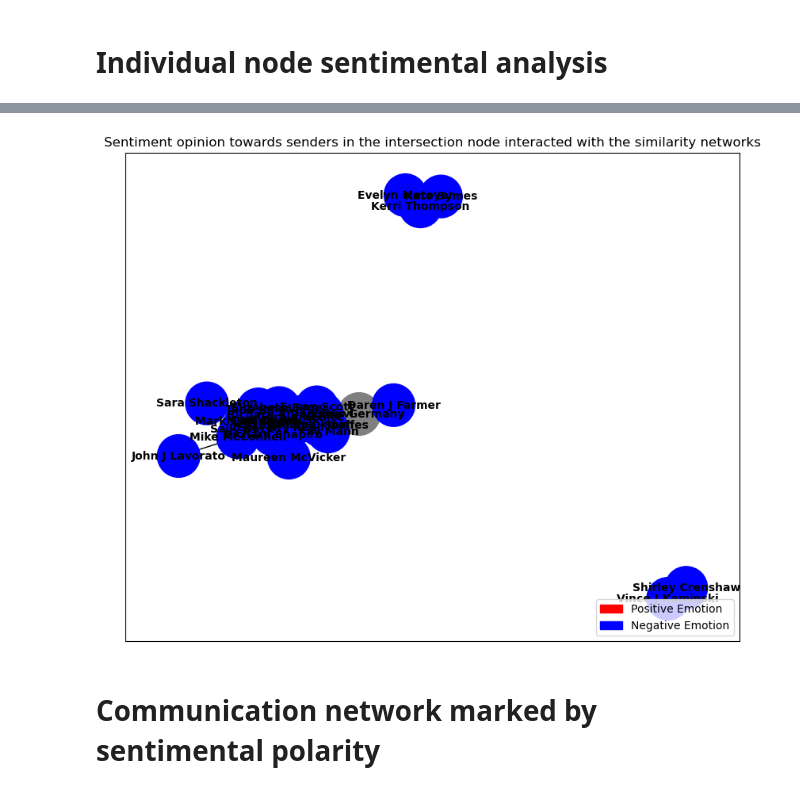
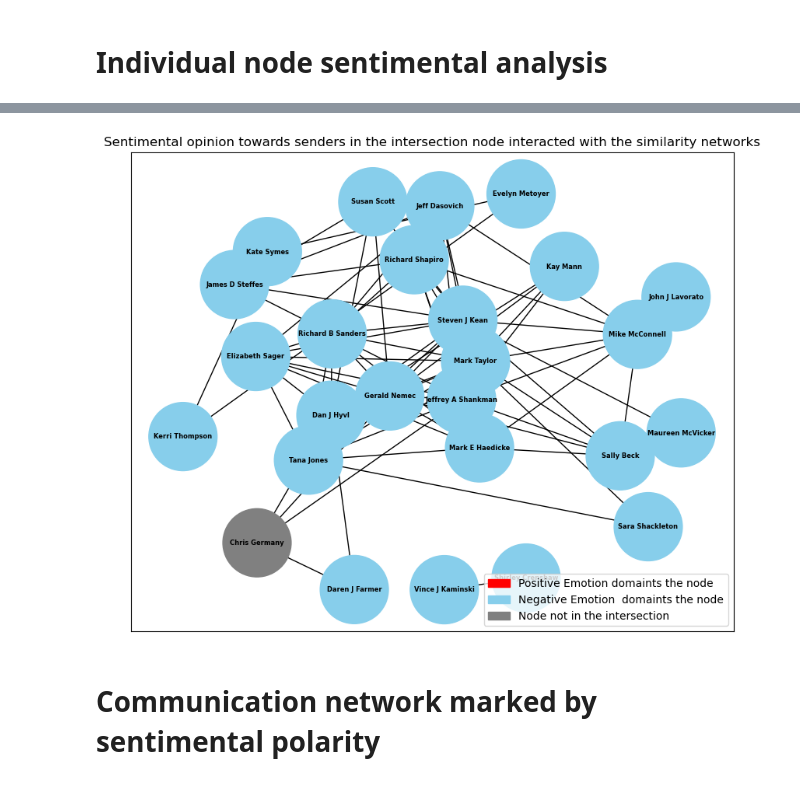
Before and after one commit to mingweiiiiiiiiii/23-24-CS7IS4-Group4, a Jupyter notebook: SentimentAnlysisOnEmail.ipynb, the cells around one changed output, grey strips where cells are left out. Drawn from its saved outputs; the diff is of its cells as text; code cells hidden in the pictures.

```diff
--- a/SentimentAnlysisOnEmail.ipynb
+++ b/SentimentAnlysisOnEmail.ipynb
@@ -441,38 +441,40 @@ for sender, lemmas in sender_lemmas.items():
 # %%
 import networkx as nx
 import matplotlib.pyplot as plt
 import matplotlib.patches as mpatches
 
 # Assuming sender_attitudes and G_sim are defined elsewhere
 sender_sentiment = sender_attitudes
 
 # Define node colors based on sentiment
-node_colors = {'positive': 'red', 'negative': 'blue'}
+node_colors = {'positive': 'red', 'negative': 'skyblue'}
 
-# Assign colors to nodes based on sentiment and check if node exists in the dictionary
+# Assign colors to nodes based on sentiment and check if the node exists in the dictionary
 node_color = []
 for node in G_sim.nodes():
     if node in sender_sentiment:
-        node_color.append(node_colors[sender_sentiment[node]])
+        node_color.append(node_colors.get(sender_sentiment[node], 'gray'))
     else:
         node_color.append('gray')  # Set color to gray for nodes not in the dictionary
 
-# Draw the graph with the spring layout algorithm
+# Draw the graph with a spring layout algorithm for better spacing
 plt.figure(figsize=(10, 8))
-pos = nx.spring_layout(G_sim, k=0.15)  # Adjust k to control the spacing between nodes
-nx.draw_networkx(G_sim, pos=pos, with_labels=True, node_color=node_color, node_size=1500, font_size=10, font_weight='bold')
+# Adjust k to control the spacing between nodes more effectively; you may need to fine-tune this value
+pos = nx.spring_layout(G_sim, k=1.8)  # Increased k for more spacing
+nx.draw_networkx(G_sim, pos=pos, with_labels=True, node_color=node_color, node_size=4000, font_size=6, font_weight='bold')
 
 # Create color patches for the caption
-red_patch = mpatches.Patch(color='red', label='Positive Emotion')
-blue_patch = mpatches.Patch(color='blue', label='Negative Emotion')
+red_patch = mpatches.Patch(color='red', label='Positive Emotion domaints the node')
+blue_patch = mpatches.Patch(color='skyblue', label='Negative Emotion  domaints the node')
+gray_patch = mpatches.Patch(color='gray', label='Node not in the intersection')  # Grey color for nodes not in the intersection
 
 # Add the color patches to the plot legend
-plt.legend(handles=[red_patch, blue_patch], loc='lower right')
+plt.legend(handles=[red_patch, blue_patch, gray_patch], loc='lower right')
 
-plt.title('Sentiment opinion towards senders in the intersection node interacted with the similarity networks')
+plt.title('Sentimental opinion towards senders in the intersection node interacted with the similarity networks')
 plt.savefig("sentiment_similarity_network.png", format="PNG")  # Save the figure
 plt.show()
 # %% [output]
-[figure, old version]
+[figure, new version]
 # %% [markdown]
 # Communication network marked by sentimental polarity
```
Also changed, not shown: parts of 7 cells of this notebook.
